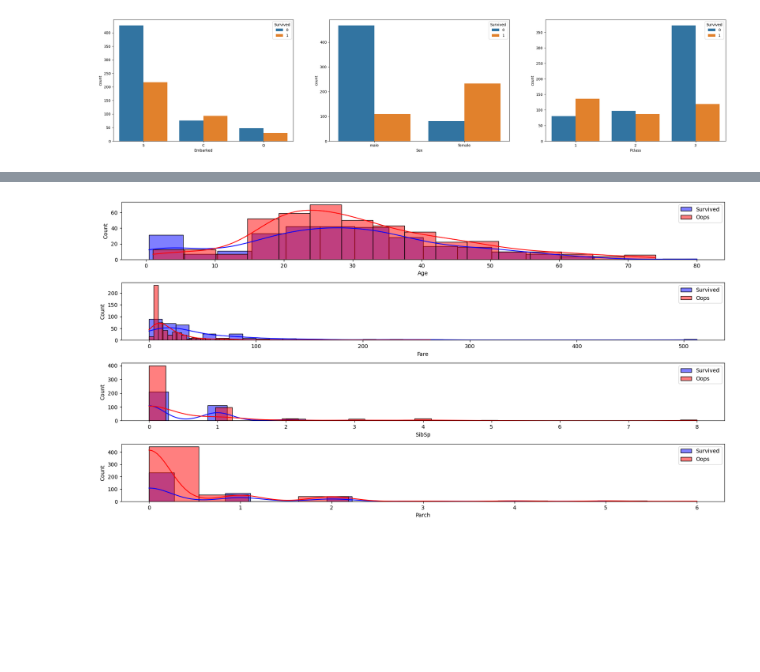
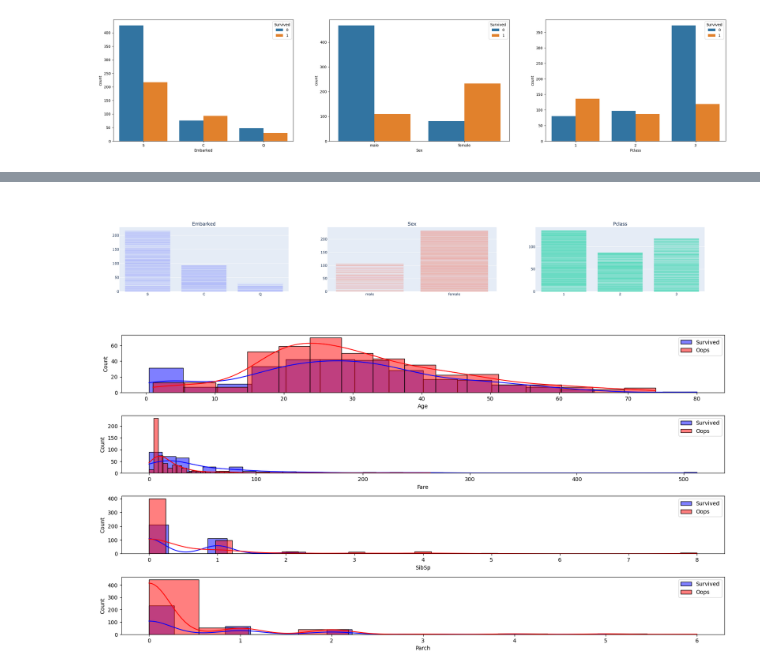
Before and after one commit to ronald-leung/datascience_machinelearning, a Jupyter notebook: Kaggle/Titanic/titanic_analysis3.ipynb, the cells around one changed output, grey strips where cells are left out. Saved outputs shown, nothing was run; the diff lists cells and outputs as text; code cells hidden in the pictures; blank space fills up the shorter version.

Commit message:
Add a Plotly chart

```diff
--- a/Kaggle/Titanic/titanic_analysis3.ipynb
+++ b/Kaggle/Titanic/titanic_analysis3.ipynb
@@ -97,0 +109,21 @@ plt.show()
+# %%
+import plotly.graph_objects as go
+import plotly.subplots as sp
+
+colCount = 3
+rowCount = 1
+fig = sp.make_subplots(rows=rowCount, cols=colCount, subplot_titles=catColumns)
+
+currCol = 1
+currRow = 1
+for i in range(len(catColumns)):
+    trace = go.Bar(x=df[catColumns[i]], y=df[targetColumn])
+    fig.add_trace(trace, row=currRow, col=currCol)
+    currCol += 1
+    if currCol > colCount:
+        currCol = 1
+        currRow += 1
+
+fig.update_layout(height=400, width=900, showlegend=False)
+fig.show()
+# %% [output]
@@ -98,3 +131,4 @@ plt.show()
+[figure, added]
 # %%
 # So there is some very clear relations we can see now. Things that suggests high fatality includes Embarking from S (Southampton), male, people who have no
 # parent or children (parch=0), and class = 3.
```
Also changed, not shown: parts of 4 cells of this notebook.
